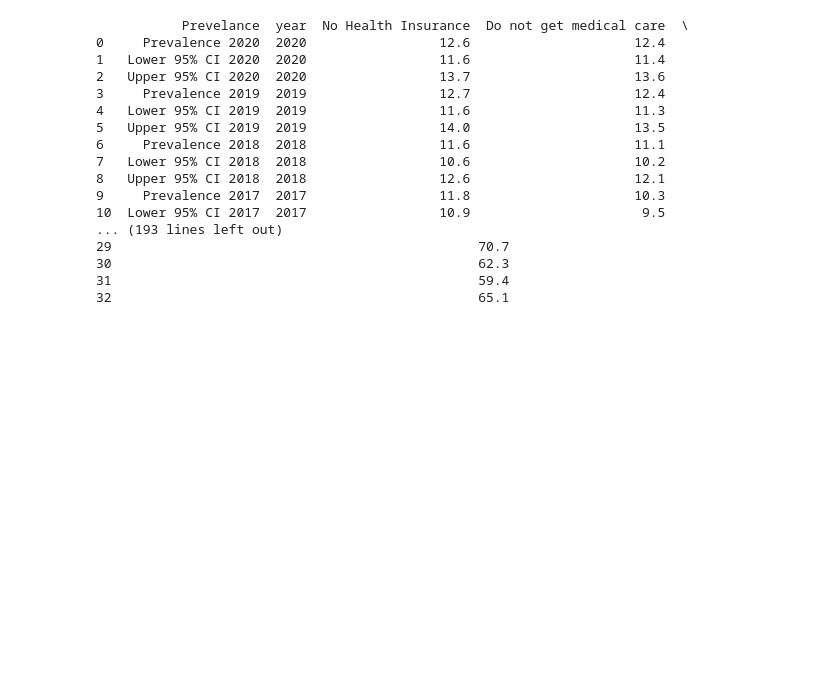
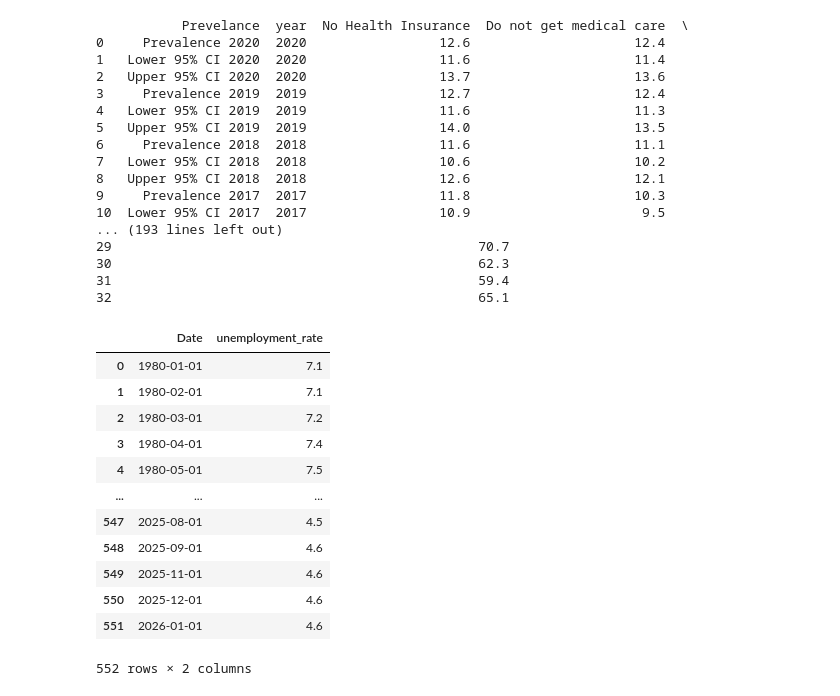
Before and after one commit to advanced-computing/bouncy-banana, a Jupyter notebook: Project.ipynb, the cells around one changed output. Cells and saved outputs as stored; diff of their text form; code cells hidden in the pictures; blank space fills up the shorter version.

Commit message:
add bls update unemployment

```diff
--- a/Project.ipynb
+++ b/Project.ipynb
@@ -337,3 +337,23 @@ print(validated_eviction_df)
 30                                               62.3
 31                                               59.4
 32                                               65.1
+# %%
+# Fetch BLS unemployment rate data for New York State
+from bls import fetch_BLS
+
+bls_df = fetch_BLS("LASST360000000000003", "47036f2885a3436f995efc4f8a4f6e1e", "unemployment_rate")
+bls_df
+# %% [output]
+|  | Date | unemployment_rate |
+| 0 | 1980-01-01 | 7.1 |
+| 1 | 1980-02-01 | 7.1 |
+| 2 | 1980-03-01 | 7.2 |
+| 3 | 1980-04-01 | 7.4 |
+| 4 | 1980-05-01 | 7.5 |
+| ... | ... | ... |
+| 547 | 2025-08-01 | 4.5 |
+| 548 | 2025-09-01 | 4.6 |
+| 549 | 2025-11-01 | 4.6 |
+| 550 | 2025-12-01 | 4.6 |
+| 551 | 2026-01-01 | 4.6 |
+552 rows × 2 columns
```
Also changed, not shown: 3 other files.
